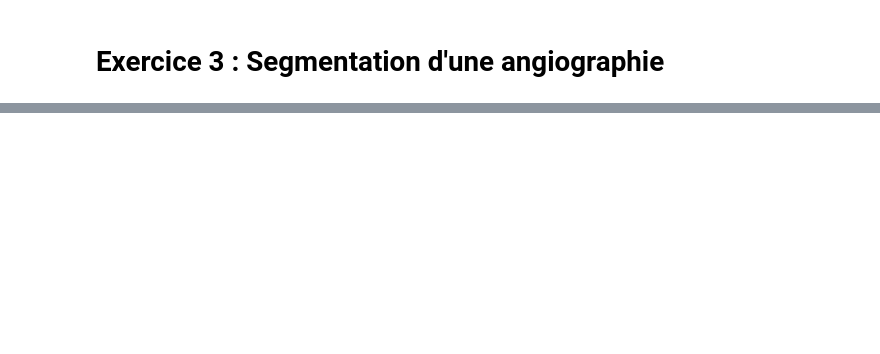
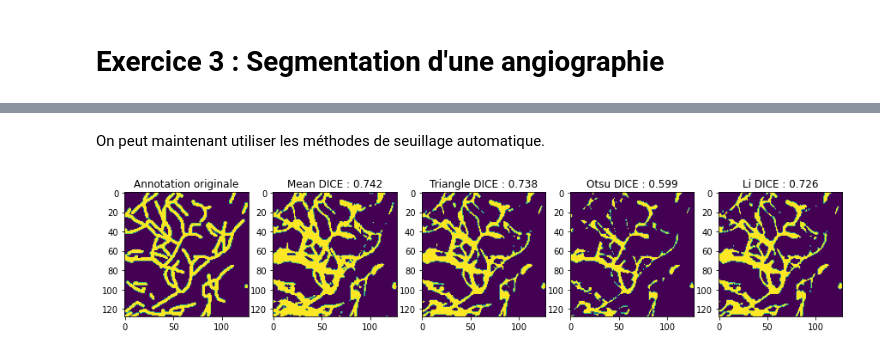
Before and after one commit to RaphaelJ-S/inf600f, a Jupyter notebook: tp/tp3/data/tp3.ipynb, the cells around one changed output, grey strips where cells are left out. Cells and saved outputs as stored; diff of their text form; code cells hidden in the pictures; blank space fills up the shorter version.

```diff
--- a/tp/tp3/data/tp3.ipynb
+++ b/tp/tp3/data/tp3.ipynb
@@ -253,0 +340,42 @@ im_ex3_annotation = imageio.imread('tp3_ex3_annotation.tiff') # Annotation manue
+# %% [markdown]
+On peut maintenant utiliser les méthodes de seuillage automatique.
+# %%
+mean_anno = im_anno.copy()
+triangle_anno = im_anno.copy()
+otsu_anno = im_anno.copy()
+li_anno = im_anno.copy()
+
+mean_anno = mean_anno > filters.threshold_mean(mean_anno)
+triangle_anno = triangle_anno > filters.threshold_triangle(triangle_anno)
+otsu_anno = otsu_anno > filters.threshold_otsu(otsu_anno)
+li_anno = li_anno > filters.threshold_li(li_anno)
+
+dice_mean = dice(mean_anno, im_ex3_annotation)
+dice_triangle = dice(triangle_anno, im_ex3_annotation)
+dice_otsu = dice(otsu_anno, im_ex3_annotation)
+dice_li = dice(li_anno, im_ex3_annotation)
+
+plt.figure(figsize=(15,15))
+
+plt.subplot(151)
+plt.imshow(im_ex3_annotation)
+plt.title("Annotation originale")
+plt.subplot(152)
+plt.title(f"Mean DICE : {dice_mean:.3f}")
+
+plt.imshow(mean_anno)
+plt.subplot(153)
+plt.title(f"Triangle DICE : {dice_triangle:.3f}")
+
+plt.imshow(triangle_anno)
+plt.subplot(154)
+plt.title(f"Otsu DICE : {dice_otsu:.3f}")
+
+plt.imshow(otsu_anno)
+plt.subplot(155)
+plt.title(f"Li DICE : {dice_li:.3f}")
+
+plt.imshow(li_anno)
+plt.show()
+# %% [output]
+[figure, added]
```
Also changed, not shown: parts of 10 cells of this notebook.
